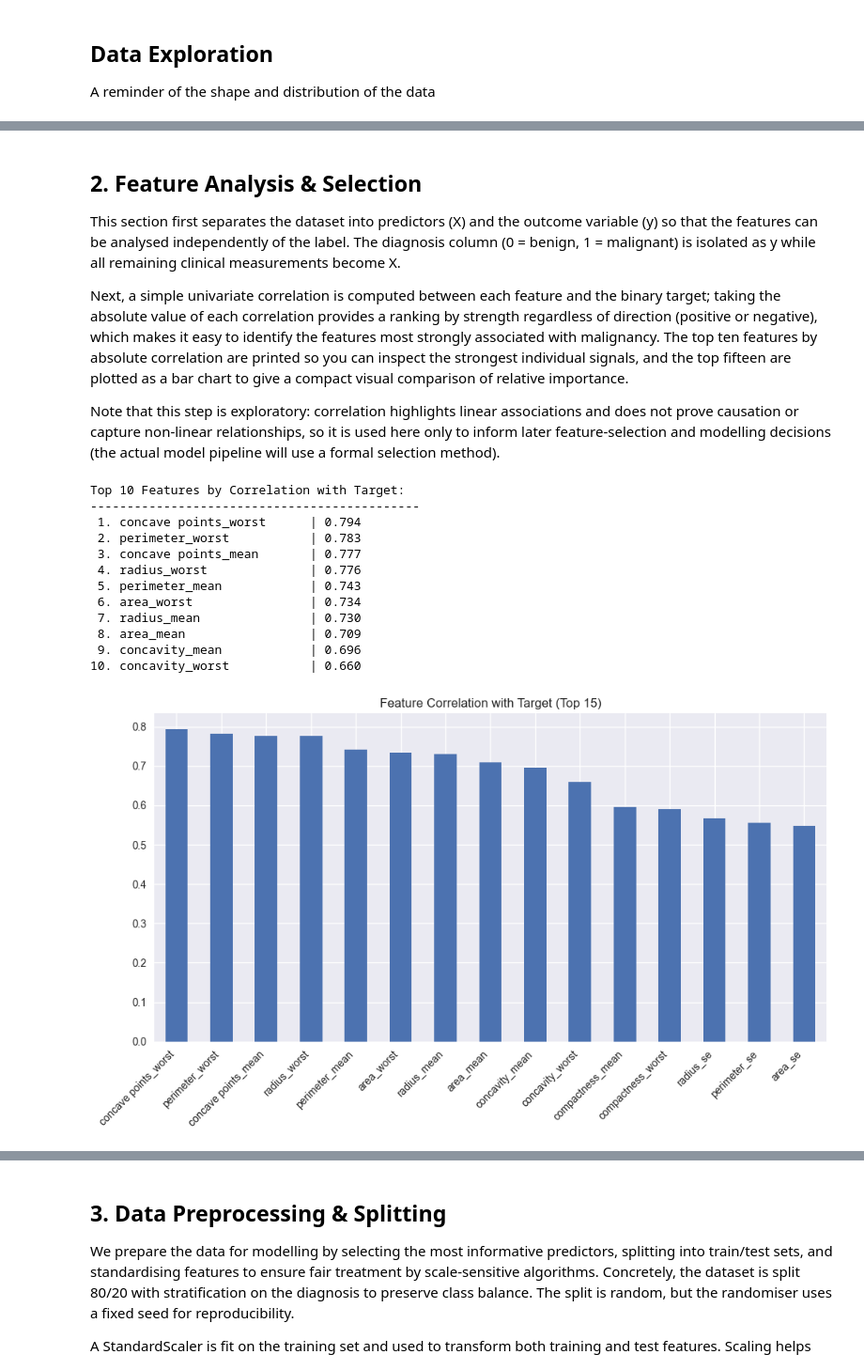
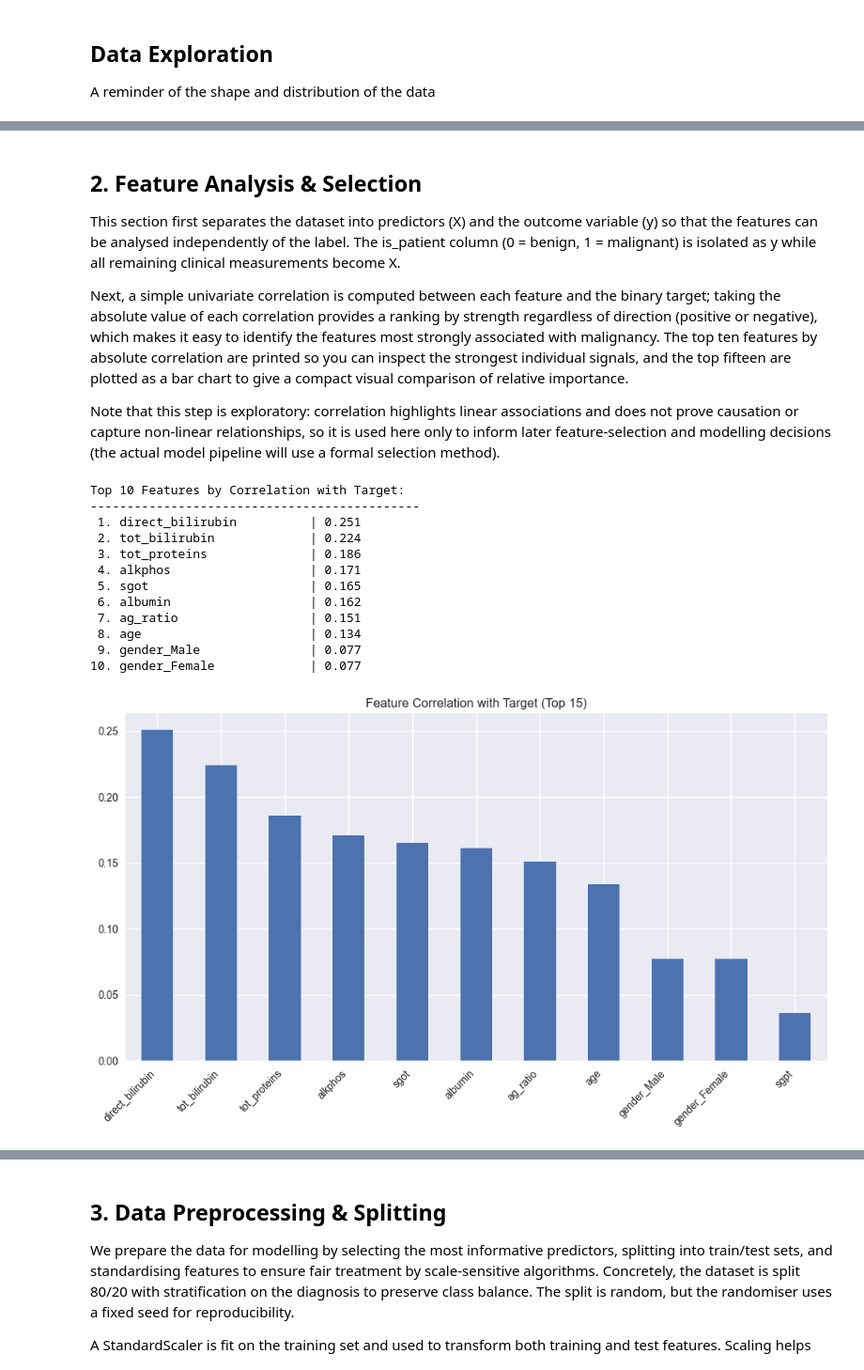
Before and after one commit to ScryptIQ-ai/UCL-Biosciences-ML, a Jupyter notebook: completed-notebooks/2_supervised_ml.ipynb, the cells around one changed output, grey strips where cells are left out. Shown at 94% size. Drawn from its saved outputs; the diff is of its cells as text; code cells hidden in the pictures.

```diff
--- a/completed-notebooks/2_supervised_ml.ipynb
+++ b/completed-notebooks/2_supervised_ml.ipynb
@@ -45,8 +45,8 @@ plt.style.use('seaborn-v0_8')
 # %% [markdown]
 Next we load the data. We can read it directly into a Pandas dataframe as before, and print out a list of the column headings.
 # %%
-data = pd.read_csv('../data/breast_cancer.csv')
+data = pd.read_csv("../data/live_augmented.csv")
 print(data.columns)
 
-# In the diagnosis column, 0 = benign, 1 = malignant
+# In the is_patient column, 0 = benign, 1 = malignant
 # %% [output]
@@ -97,50 +86,50 @@ Name: count, dtype: int64
 # %% [markdown]
 ## 2. Feature Analysis & Selection
 
-This section first separates the dataset into predictors (X) and the outcome variable (y) so that the features can be analysed independently of the label. The diagnosis column (0 = benign, 1 = malignant) is isolated as y while all remaining clinical measurements become X.
+This section first separates the dataset into predictors (X) and the outcome variable (y) so that the features can be analysed independently of the label. The is_patient column (0 = benign, 1 = malignant) is isolated as y while all remaining clinical measurements become X.
 
 Next, a simple univariate correlation is computed between each feature and the binary target; taking the absolute value of each correlation provides a ranking by strength regardless of direction (positive or negative), which makes it easy to identify the features most strongly associated with malignancy. The top ten features by absolute correlation are printed so you can inspect the strongest individual signals, and the top fifteen are plotted as a bar chart to give a compact visual comparison of relative importance.
 
 Note that this step is exploratory: correlation highlights linear associations and does not prove causation or capture non-linear relationships, so it is used here only to inform later feature-selection and modelling decisions (the actual model pipeline will use a formal selection method).
 # %%
-# Create the feature matrix X by dropping the 'diagnosis' column from the dataset
-X = data.drop('diagnosis', axis=1)
+# Create the feature matrix X by dropping the 'is_patient' column from the dataset
+X = data.drop('is_patient', axis=1)
 
-# Create the target vector y by selecting the 'diagnosis' column
-y = data['diagnosis']
+# Create the target vector y by selecting the 'is_patient' column
+y = data['is_patient']
 
 # Calculate the correlation between each feature and the target,
 # take the absolute values, and sort from highest to lowest
 correlations = X.corrwith(y).abs().sort_values(ascending=False)
 
 print("Top 10 Features by Correlation with Target:")
 print("-" * 45)
 
 # Loop through the top 10 correlations (with index i starting from 1)
 for i, (feature, corr) in enumerate(correlations.head(10).items(), 1):
 
     print(f"{i:2d}. {feature:<25} | {corr:.3f}")
 
 # Set up a new figure for the bar plot with size 10 by 6 inches
 plt.figure(figsize=(10, 6))
 correlations.head(15).plot(kind='bar')
 
 plt.title('Feature Correlation with Target (Top 15)')
 plt.xticks(rotation=45, ha='right')
 plt.tight_layout()
 
 plt.show()
 # %% [output]
 Top 10 Features by Correlation with Target:
 ---------------------------------------------
- 1. concave points_worst      | 0.794
- 2. perimeter_worst           | 0.783
- 3. concave points_mean       | 0.777
- 4. radius_worst              | 0.776
- 5. perimeter_mean            | 0.743
- 6. area_worst                | 0.734
- 7. radius_mean               | 0.730
- 8. area_mean                 | 0.709
- 9. concavity_mean            | 0.696
-10. concavity_worst           | 0.660
+ 1. direct_bilirubin          | 0.251
+ 2. tot_bilirubin             | 0.224
+ 3. tot_proteins              | 0.186
+ 4. alkphos                   | 0.171
+ 5. sgot                      | 0.165
+ 6. albumin                   | 0.162
+ 7. ag_ratio                  | 0.151
+ 8. age                       | 0.134
+ 9. gender_Male               | 0.077
+10. gender_Female             | 0.077
-[figure, old version]
+[figure, new version]
```
Also changed, not shown: parts of 28 cells of this notebook, 7 other files.
